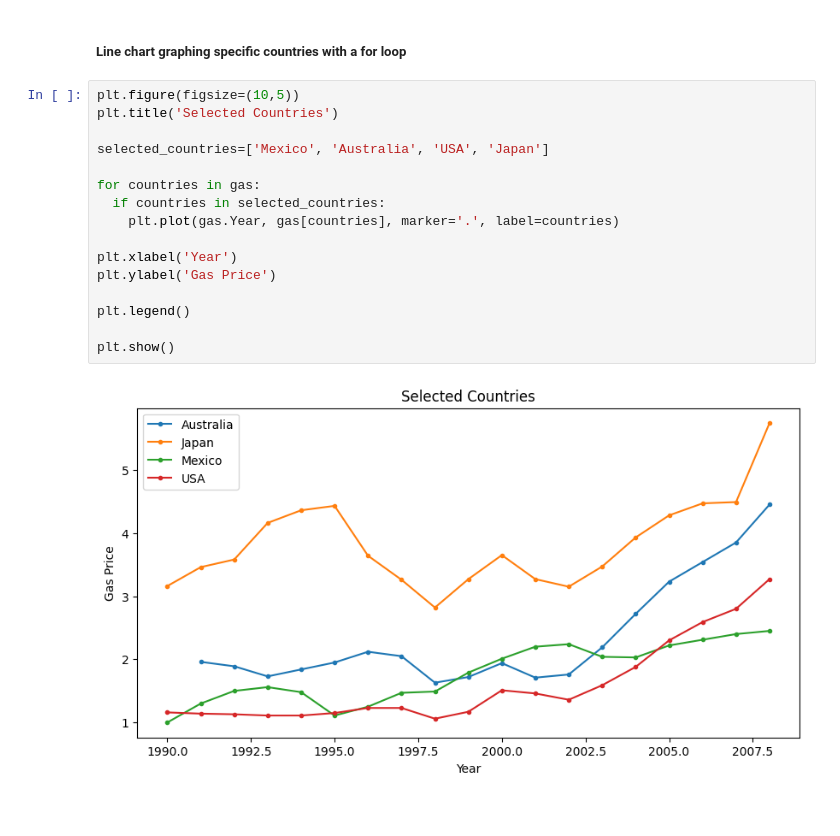
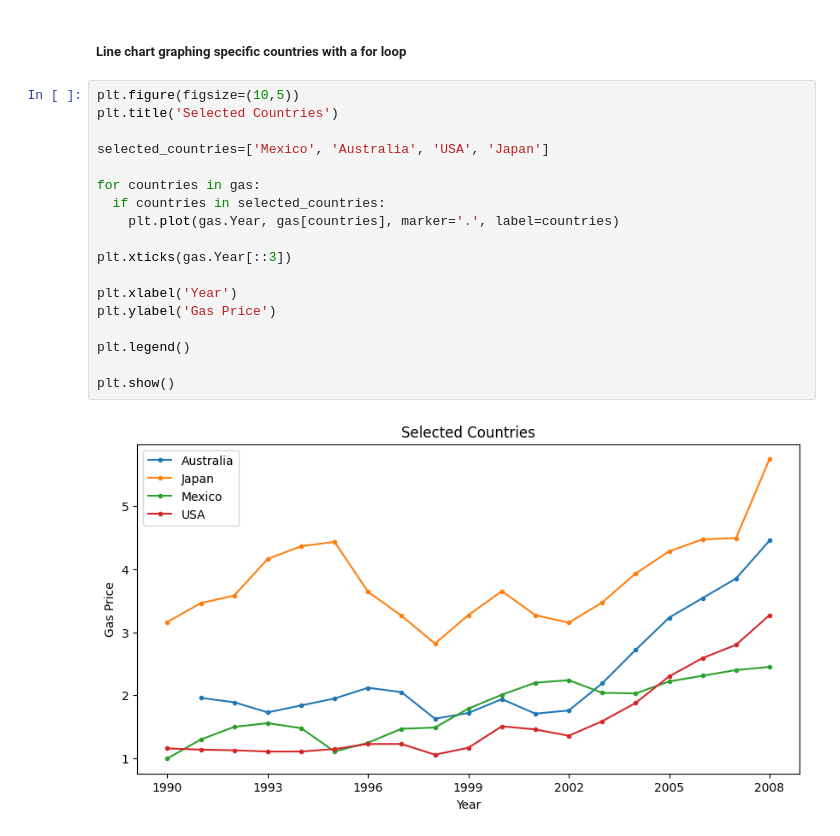
Before and after one commit to pxdonmanu/Python_Projects, a Jupyter notebook: matplotlib/project1_plt/plt1.ipynb, the cells around one changed output. Cells and saved outputs as stored; diff of their text form.

```diff
--- a/matplotlib/project1_plt/plt1.ipynb
+++ b/matplotlib/project1_plt/plt1.ipynb
@@ -121,18 +121,20 @@ plt.show()
 # %%
 plt.figure(figsize=(10,5))
 plt.title('Selected Countries')
 
 selected_countries=['Mexico', 'Australia', 'USA', 'Japan']
 
 for countries in gas:
   if countries in selected_countries:
     plt.plot(gas.Year, gas[countries], marker='.', label=countries)
 
+plt.xticks(gas.Year[::3])
+
 plt.xlabel('Year')
 plt.ylabel('Gas Price')
 
 plt.legend()
 
 plt.show()
 # %% [output]
-[figure, old version]
+[figure, new version]
```
Also changed, not shown: 2 other files.
